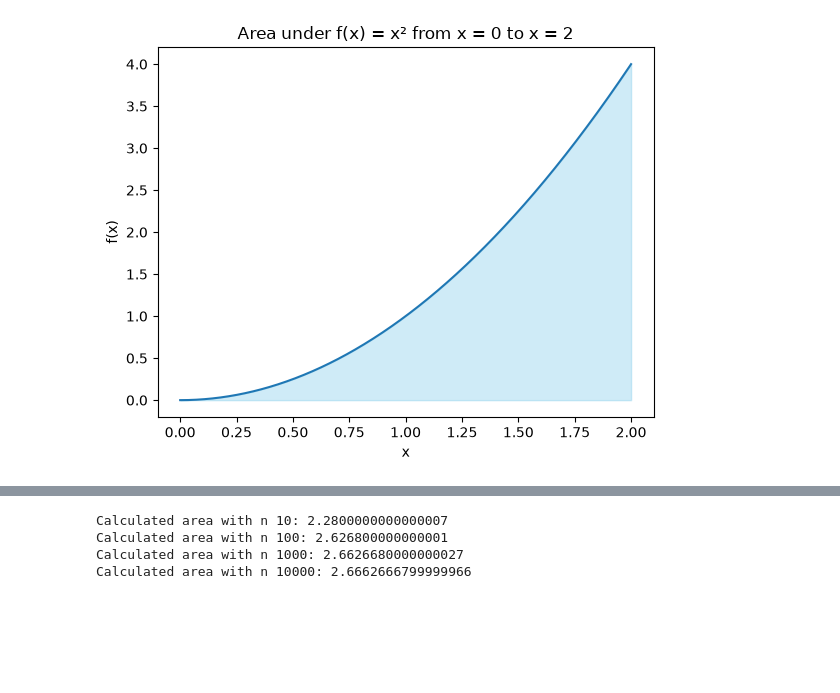
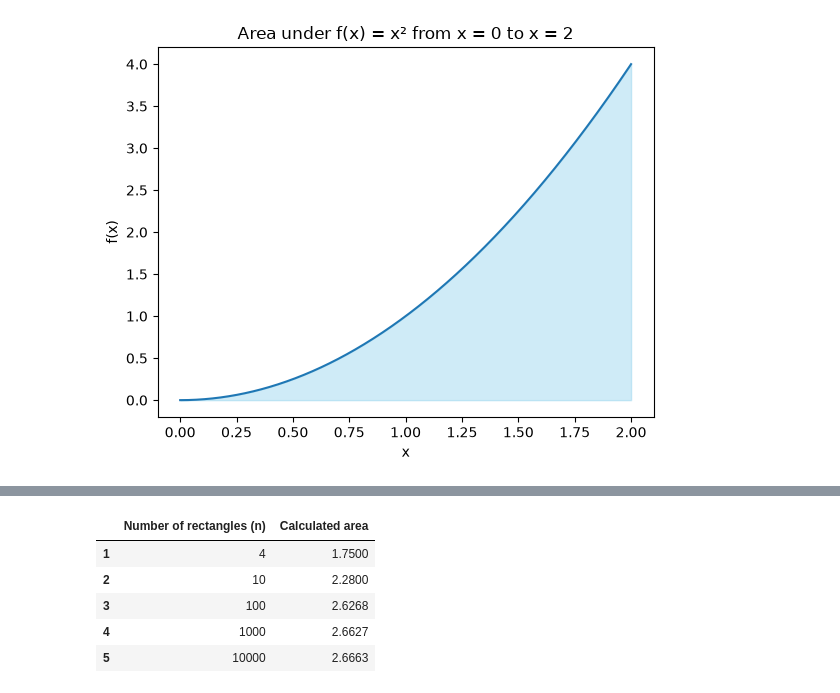
Before and after one commit to Edgybug/integrals-course-project, a Jupyter notebook: course_project.ipynb, the cells around one changed output, grey strips where cells are left out. Saved outputs shown, nothing was run; the diff lists cells and outputs as text; code cells hidden in the pictures; blank space fills up the shorter version.

```diff
--- a/course_project.ipynb
+++ b/course_project.ipynb
@@ -91,16 +225,24 @@ But this chapter should be relatively short.
 # %%
+result_n_4 = si.integrate(si.function_to_integrate, 0, 2, 4)
 result_n_10 = si.integrate(si.function_to_integrate, 0, 2, 10)
 result_n_100 = si.integrate(si.function_to_integrate, 0, 2, 100)
 result_n_1000 = si.integrate(si.function_to_integrate, 0, 2, 1000)
 result_n_10000 = si.integrate(si.function_to_integrate, 0, 2, 10000)
 
-print(f"Calculated area with n 10: {result_n_10}")
-print(f"Calculated area with n 100: {result_n_100}")
-print(f"Calculated area with n 1000: {result_n_1000}")
-print(f"Calculated area with n 10000: {result_n_10000}")
+data = {
+    "Number of rectangles (n)": [4, 10, 100, 1000, 10000],
+    "Calculated area": [result_n_4, result_n_10, result_n_100, result_n_1000, result_n_10000]
+}
+df = pd.DataFrame(data)
+
+df.index = df.index + 1
+
+df.style.format({"Calculated area": "{:.4f}"})
 # %% [output]
-Calculated area with n 10: 2.2800000000000007
-Calculated area with n 100: 2.626800000000001
-Calculated area with n 1000: 2.6626680000000027
-Calculated area with n 10000: 2.6662666799999966
+|  | Number of rectangles (n) | Calculated area |
+| 1 | 4 | 1.7500 |
+| 2 | 10 | 2.2800 |
+| 3 | 100 | 2.6268 |
+| 4 | 1000 | 2.6627 |
+| 5 | 10000 | 2.6663 |
 # %% [markdown]
```
Also changed, not shown: parts of 14 cells of this notebook, 1 other file.
